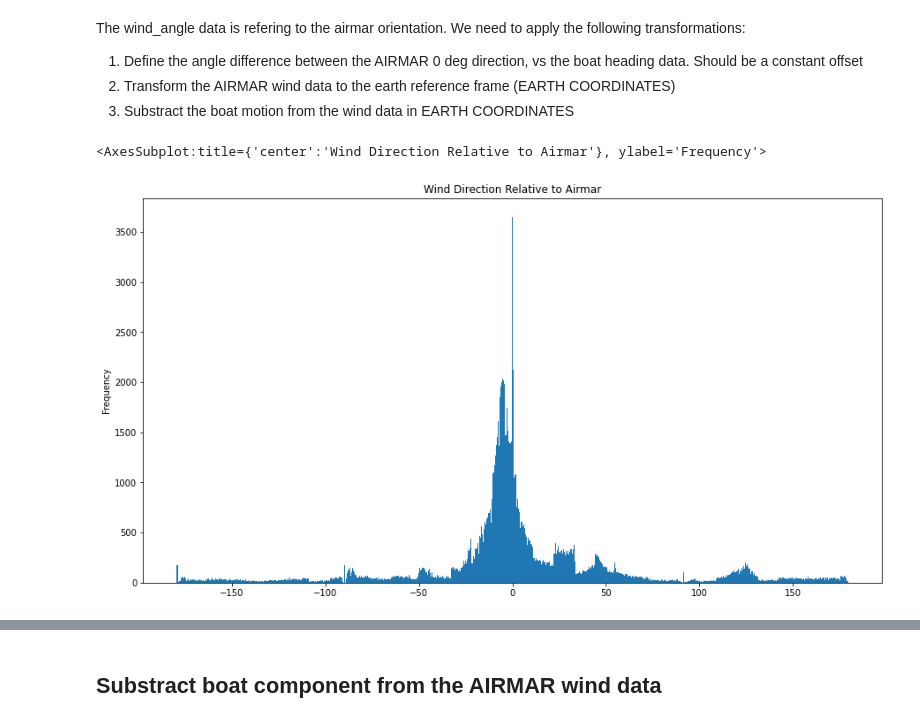
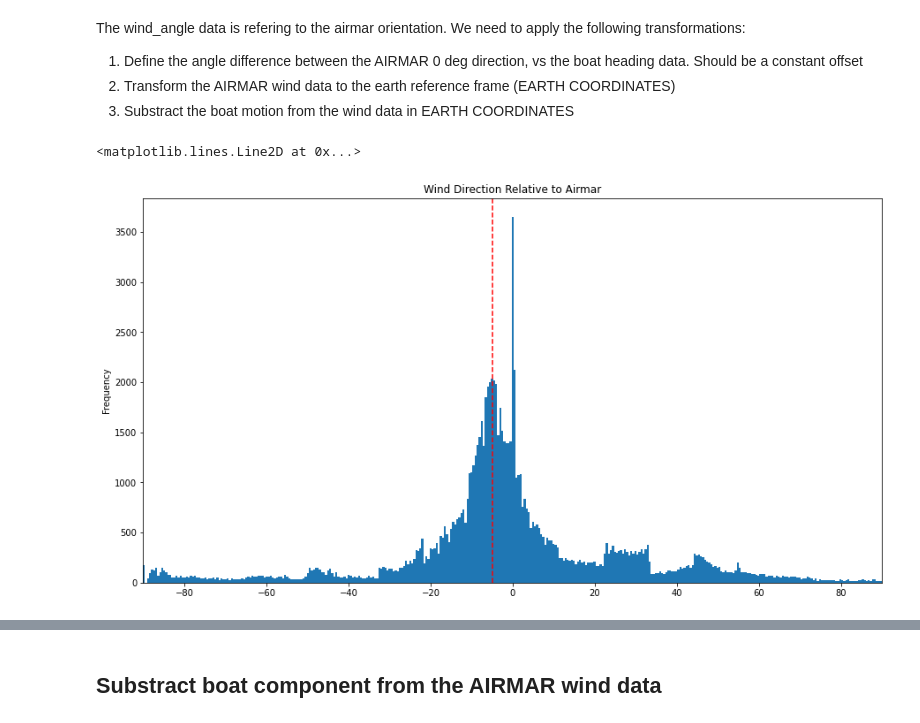
Before and after one commit to cioos-siooc/ocean-data-parser, a Jupyter notebook: notebooks/nmea_example.ipynb, the cells around one changed output, grey strips where cells are left out. Drawn from its saved outputs; the diff is of its cells as text; code cells hidden in the pictures.

```diff
--- a/notebooks/nmea_example.ipynb
+++ b/notebooks/nmea_example.ipynb
@@ -127,7 +126,7 @@ map
 # %%
 # Let's consider only data when the boat is moving and there's wind measured
 df_review = df_resampled.query(
-    "spd_over_grnd>2 and wind_speed>1 and gps_time>'2022-07-02T12:00:00Z'"
+    "spd_over_grnd>2 and wind_speed_relative_to_platform_knots>1 and gps_datetime>'2022-07-02T12:00:00Z'"
 )
 
 df_review[["heading", "true_course"]].astype(float).plot.hist(
@@ -158,12 +159,18 @@ The wind_angle data is refering to the airmar orientation. We need to apply the
 3. Substract the boat motion from the wind data in EARTH COORDINATES
 # %%
 # Review the wind direction when the ship is moving faster than 2 (m/s?)
-df_review["wind_angle"].apply(lambda x: x if x < 180 else x - 360).plot.hist(
-    bins=720,
-    figsize=(15, 8),
-    xlabel="Wind Angle",
-    title="Wind Direction Relative to Airmar",
+ax = (
+    df_review["wind_direction_relative_to_platform"]
+    .apply(lambda x: x if x < 180 else x - 360)
+    .plot.hist(
+        bins=720,
+        figsize=(15, 8),
+        xlim=[-90, 90],
+        xlabel="Wind Angle",
+        title="Wind Direction Relative to Airmar",
+    )
 )
+ax.axvline(-5, color="red", linestyle="--")
 # %% [output]
-<AxesSubplot:title={'center':'Wind Direction Relative to Airmar'}, ylabel='Frequency'>
+<matplotlib.lines.Line2D at 0x...>
-[figure, old version]
+[figure, new version]
```
Also changed, not shown: parts of 26 cells of this notebook, 1 other file.
